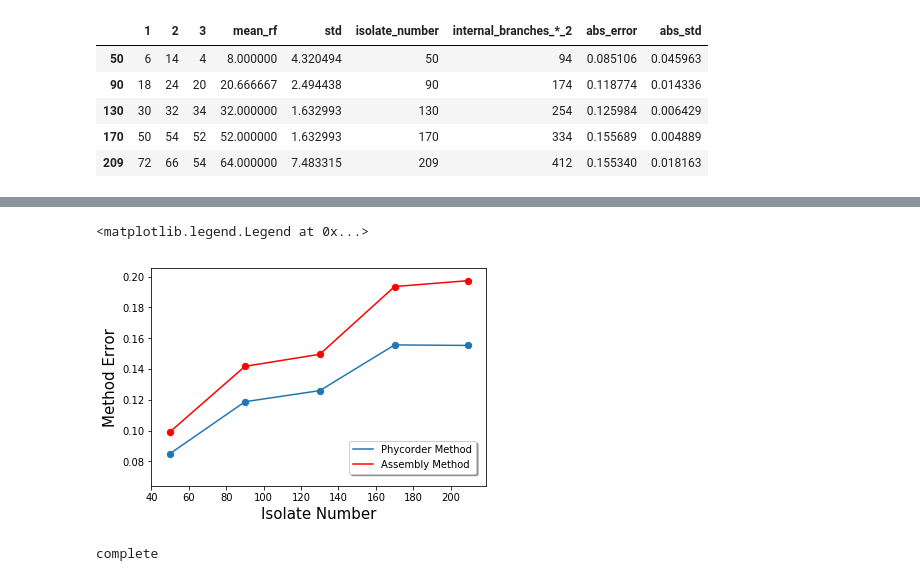
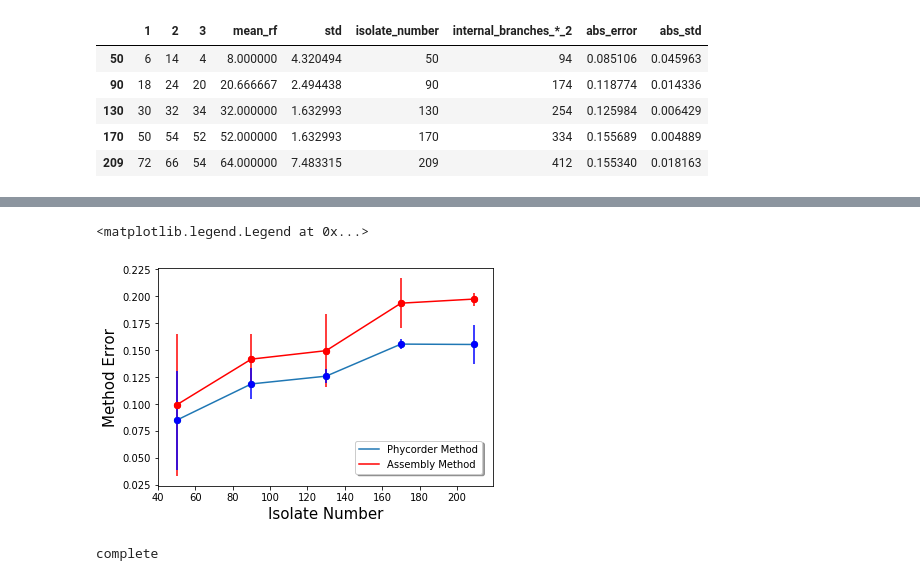
Before and after one commit to jtfield/tree_and_snp_analyses, a Jupyter notebook: tree_compare_fig.ipynb, the cells around one changed output, grey strips where cells are left out. Cells and saved outputs as stored; diff of their text form; code cells hidden in the pictures.

```diff
--- a/tree_compare_fig.ipynb
+++ b/tree_compare_fig.ipynb
@@ -857,11 +857,11 @@ phycorder_unweighted_df.head()
 | 170 | 50 | 54 | 52 | 52.000000 | 1.632993 | 170 | 334 | 0.155689 | 0.004889 |
 | 209 | 72 | 66 | 54 | 64.000000 | 7.483315 | 209 | 412 | 0.155340 | 0.018163 |
 # %%
-same_graph_mr = pd.concat([phycorder_mr_unweighted_df['abs_error'], gon_phyling_mr_unweighted_df['abs_error']], axis=1, keys=['phycord_abs_error', 'gon_phy_abs_error'])
+same_graph_mr = pd.concat([phycorder_mr_unweighted_df['abs_error'], gon_phyling_mr_unweighted_df['abs_error'], phycorder_mr_unweighted_df['abs_std'], gon_phyling_mr_unweighted_df['abs_std']], axis=1, keys=['phycord_abs_error', 'gon_phy_abs_error', 'phycorder_abs_std', 'gon_phy_abs_std'])
 same_graph_mr['isolate_number'] = phycorder_unweighted_df['isolate_number']
 same_graph_mr.head()
 
-same_graph_bt = pd.concat([phycorder_unweighted_df['abs_error'], gon_phyling_unweighted_df['abs_error']], axis=1, keys=['phycord_abs_error', 'gon_phy_abs_error'])
+same_graph_bt = pd.concat([phycorder_unweighted_df['abs_error'], gon_phyling_unweighted_df['abs_error'], phycorder_unweighted_df['abs_std'], gon_phyling_unweighted_df['abs_std']], axis=1, keys=['phycord_abs_error', 'gon_phy_abs_error', 'phycorder_abs_std', 'gon_phy_abs_std'])
 same_graph_bt['isolate_number'] = phycorder_unweighted_df['isolate_number']
 same_graph_bt.head()
 # %% [output]
@@ -888,17 +891,19 @@ ax_mr.legend(loc='upper center', bbox_to_anchor=(0.78, .23),shadow=True)
 # %%
 ax_bt = plt.gca()
 
 same_graph_bt.plot(kind='scatter',x='isolate_number',y='phycord_abs_error',ax=ax_bt, s = 40)
 same_graph_bt.plot(kind='scatter',x='isolate_number',y='gon_phy_abs_error', color='red', ax=ax_bt, s = 40)
 same_graph_bt.plot(kind='line',x='isolate_number',y='phycord_abs_error',ax=ax_bt, label="Phycorder Method")
 same_graph_bt.plot(kind='line',x='isolate_number',y='gon_phy_abs_error', color='red', ax=ax_bt, label="Assembly Method")
 plt.xlim(same_graph_bt["isolate_number"].min() - 10,same_graph_bt["isolate_number"].max() + 10)
 plt.xlabel("Isolate Number", fontsize=15)
 plt.ylabel("Method Error", fontsize=15)
+plt.errorbar(same_graph_bt['isolate_number'],same_graph_bt['gon_phy_abs_error'], yerr=same_graph_bt['gon_phy_abs_std'], fmt='o', label = None, mec = 'red', color = 'red')
+plt.errorbar(same_graph_bt['isolate_number'],same_graph_bt['phycord_abs_error'], yerr=same_graph_bt['phycorder_abs_std'], fmt='o', label = None, mec = 'blue', color = 'blue')
 ax_bt.legend(loc='upper center', bbox_to_anchor=(0.78, .23),shadow=True)
 # %% [output]
 <matplotlib.legend.Legend at 0x...>
-[figure, old version]
+[figure, new version]
 # %%
 ax_mr.figure.savefig(replicate_dir + "/"+ 'maj_rule_combined_compare_results.png')
 ax_bt.figure.savefig(replicate_dir + "/"+ 'best_tree_combined_compare_results.png')
```
Also changed, not shown: parts of 3 cells of this notebook.
